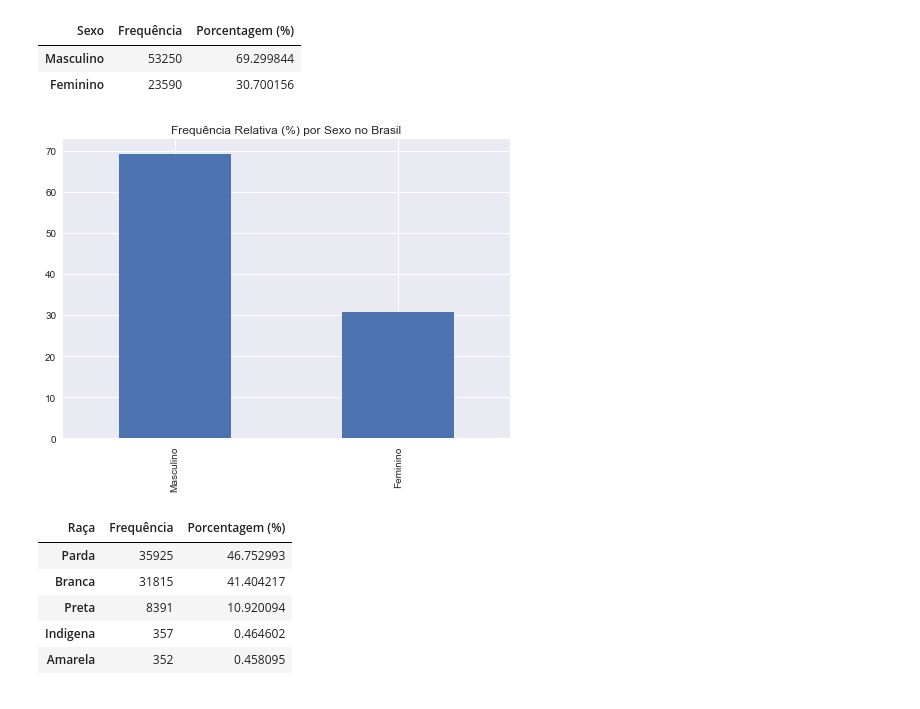
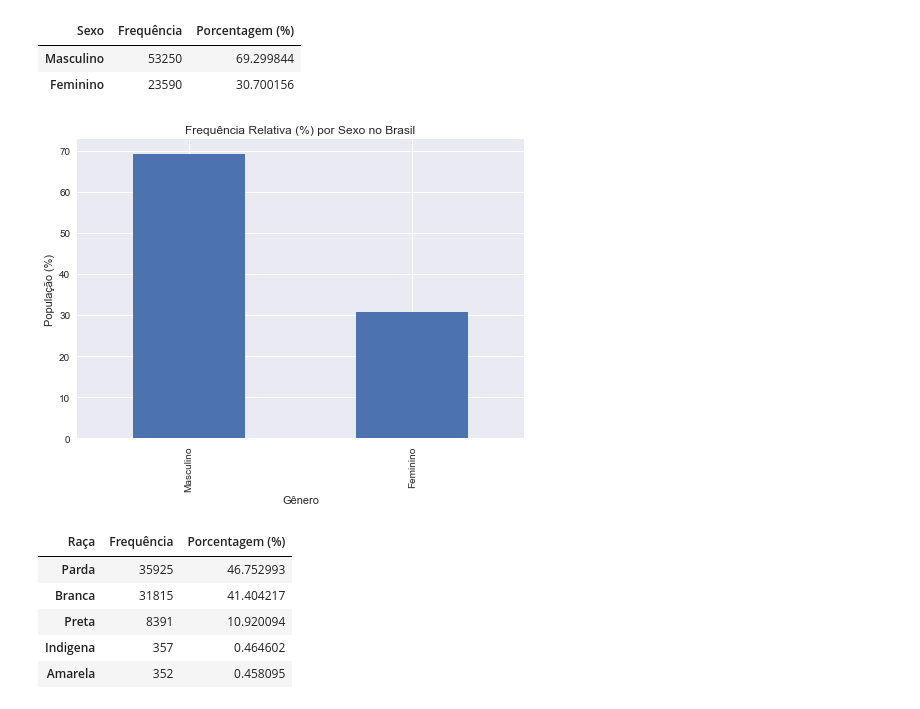
Before and after one commit to paulofreitasnobrega/estatistica-com-python, a Jupyter notebook: aula2-distribuicao-de-frequencia.ipynb, the cells around one changed output. Cells and saved outputs as stored; diff of their text form; code cells hidden in the pictures.

```diff
--- a/aula2-distribuicao-de-frequencia.ipynb
+++ b/aula2-distribuicao-de-frequencia.ipynb
@@ -73,11 +73,14 @@ df_sexo.head()
 # %%
 # Plotagem: Frequencia relativa (Sexo)
 df_sexo.iloc[:,-1].plot(
     kind='bar',
     title='Frequência Relativa (%) por Sexo no Brasil'
 );
+plt.ylabel('População (%)')
+plt.xlabel('Gênero')
+plt.show();
 # %% [output]
-[figure, old version]
+[figure, new version]
 # %%
 # Distribuição de Freq. Qualitativa: Raça
 # Dicionário de Raça
```
Also changed, not shown: parts of 7 cells of this notebook.
